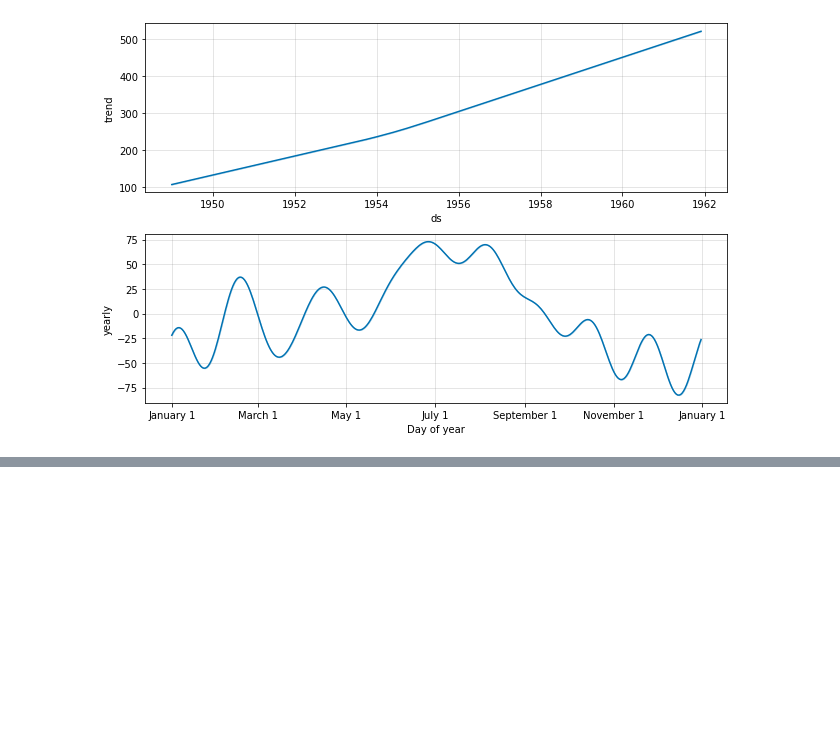
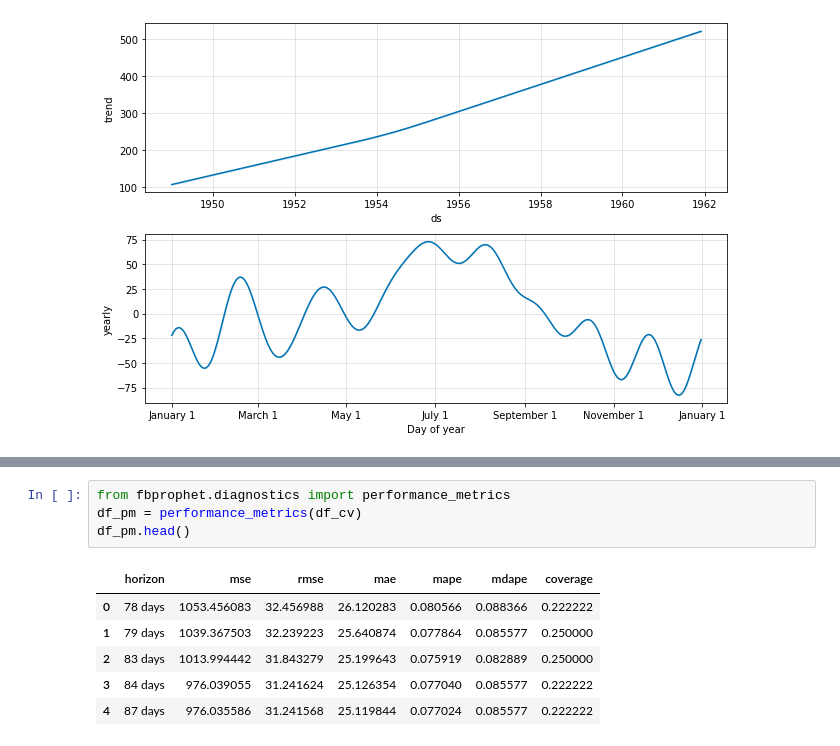
Before and after one commit to charanbirdi/FB_prophet, a Jupyter notebook: Time_Series_FB_Prophet.ipynb, the cells around one changed output, grey strips where cells are left out. Cells and saved outputs as stored; diff of their text form; blank space fills up the shorter version.

```diff
--- a/Time_Series_FB_Prophet.ipynb
+++ b/Time_Series_FB_Prophet.ipynb
@@ -117,0 +133,11 @@ model.plot_components(prediction)
+# %%
+from fbprophet.diagnostics import performance_metrics
+df_pm = performance_metrics(df_cv)
+df_pm.head()
+# %% [output]
+|  | horizon | mse | rmse | mae | mape | mdape | coverage |
+| 0 | 78 days | 1053.456083 | 32.456988 | 26.120283 | 0.080566 | 0.088366 | 0.222222 |
+| 1 | 79 days | 1039.367503 | 32.239223 | 25.640874 | 0.077864 | 0.085577 | 0.250000 |
+| 2 | 83 days | 1013.994442 | 31.843279 | 25.199643 | 0.075919 | 0.082889 | 0.250000 |
+| 3 | 84 days | 976.039055 | 31.241624 | 25.126354 | 0.077040 | 0.085577 | 0.222222 |
+| 4 | 87 days | 976.035586 | 31.241568 | 25.119844 | 0.077024 | 0.085577 | 0.222222 |
```
Also changed, not shown: parts of 3 cells of this notebook.
